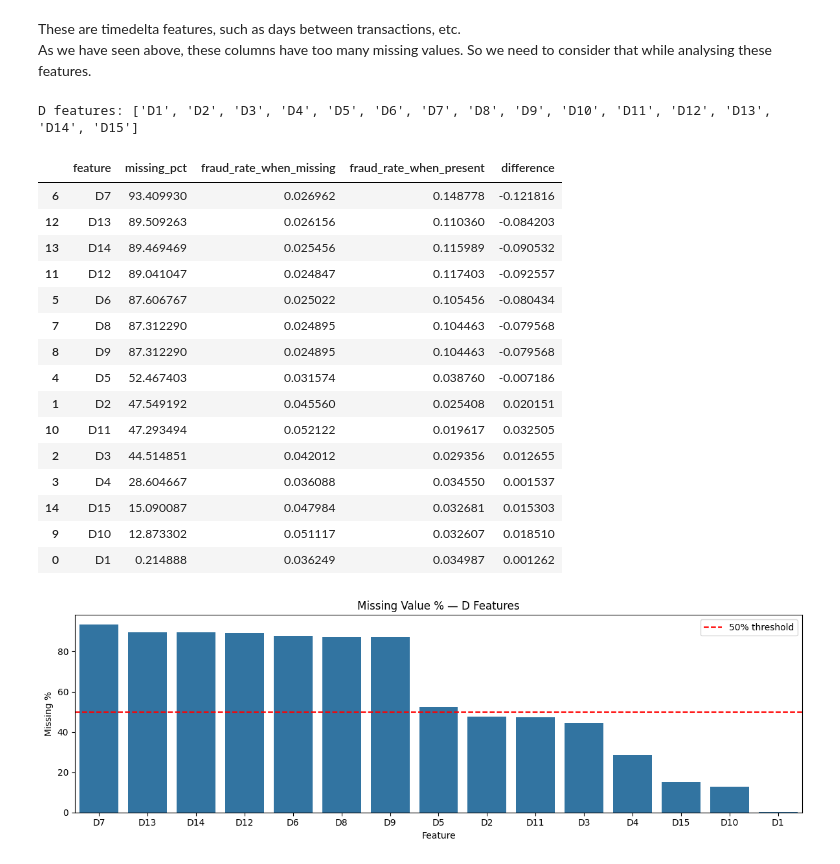
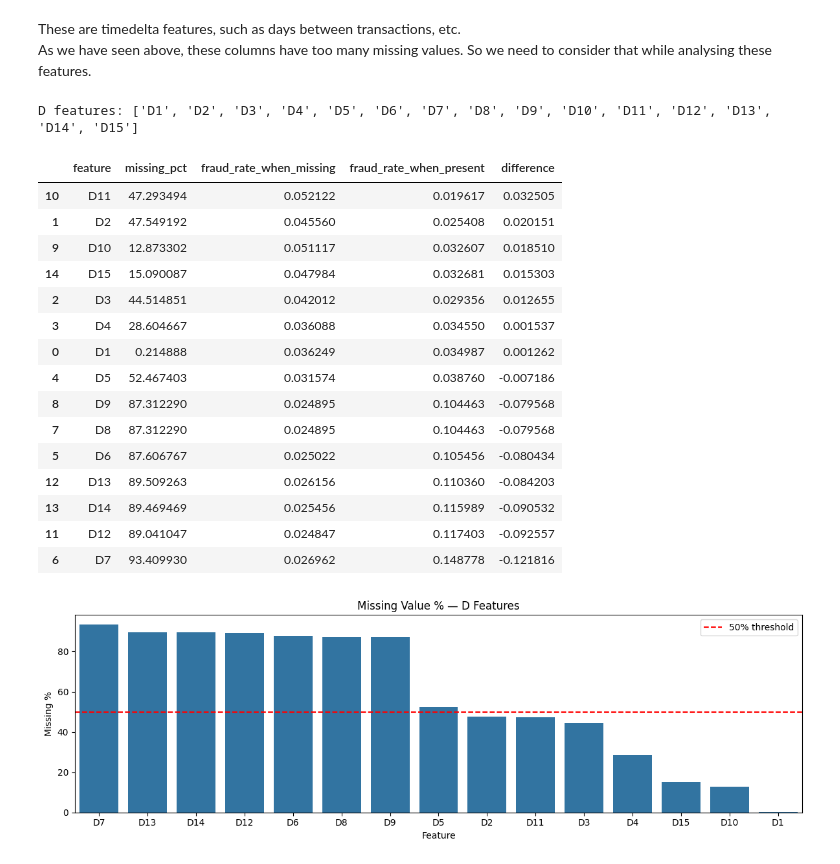
Before and after one commit to Mansi-Jadhav/End-to-End-Fraud-Detection, a Jupyter notebook: 1. EDA.ipynb, the cells around one changed output. Saved outputs shown, nothing was run; the diff lists cells and outputs as text; code cells hidden in the pictures.

```diff
--- a/1. EDA.ipynb
+++ b/1. EDA.ipynb
@@ -1433,45 +1415,45 @@ As we have seen above, these columns have too many missing values. So we need to
 # %%
 ## D Feature Analysis
 
 d_cols = [col for col in train.columns if (col.startswith('D')) and (col not in ['DeviceType', 'DeviceInfo'])]
 print(f"D features: {d_cols}")
 
 # 1. Missingness summary — already informative in itself
 d_missing_fraud = []
 
 for col in d_cols:
     indicator = train[col].isnull().astype(int)
     fraud_when_missing = train.loc[indicator == 1, 'isFraud'].mean()
     fraud_when_present = train.loc[indicator == 0, 'isFraud'].mean()
 
     d_missing_fraud.append({
         'feature': col,
         'missing_pct': train[col].isnull().mean() * 100,
         'fraud_rate_when_missing': fraud_when_missing,
         'fraud_rate_when_present': fraud_when_present,
         'difference': fraud_when_missing - fraud_when_present
     })
 
-d_missing_df = pd.DataFrame(d_missing_fraud).sort_values('missing_pct', ascending=False)
+d_missing_df = pd.DataFrame(d_missing_fraud).sort_values('difference', ascending=False)
 d_missing_df
 # %% [output]
 D features: ['D1', 'D2', 'D3', 'D4', 'D5', 'D6', 'D7', 'D8', 'D9', 'D10', 'D11', 'D12', 'D13', 'D14', 'D15']
 |  | feature | missing_pct | fraud_rate_when_missing | fraud_rate_when_present | difference |
-| 6 | D7 | 93.409930 | 0.026962 | 0.148778 | -0.121816 |
+| 10 | D11 | 47.293494 | 0.052122 | 0.019617 | 0.032505 |
+| 1 | D2 | 47.549192 | 0.045560 | 0.025408 | 0.020151 |
+| 9 | D10 | 12.873302 | 0.051117 | 0.032607 | 0.018510 |
+| 14 | D15 | 15.090087 | 0.047984 | 0.032681 | 0.015303 |
+| 2 | D3 | 44.514851 | 0.042012 | 0.029356 | 0.012655 |
+| 3 | D4 | 28.604667 | 0.036088 | 0.034550 | 0.001537 |
+| 0 | D1 | 0.214888 | 0.036249 | 0.034987 | 0.001262 |
+| 4 | D5 | 52.467403 | 0.031574 | 0.038760 | -0.007186 |
+| 8 | D9 | 87.312290 | 0.024895 | 0.104463 | -0.079568 |
+| 7 | D8 | 87.312290 | 0.024895 | 0.104463 | -0.079568 |
+| 5 | D6 | 87.606767 | 0.025022 | 0.105456 | -0.080434 |
 | 12 | D13 | 89.509263 | 0.026156 | 0.110360 | -0.084203 |
 | 13 | D14 | 89.469469 | 0.025456 | 0.115989 | -0.090532 |
 | 11 | D12 | 89.041047 | 0.024847 | 0.117403 | -0.092557 |
-| 5 | D6 | 87.606767 | 0.025022 | 0.105456 | -0.080434 |
-| 7 | D8 | 87.312290 | 0.024895 | 0.104463 | -0.079568 |
-| 8 | D9 | 87.312290 | 0.024895 | 0.104463 | -0.079568 |
-| 4 | D5 | 52.467403 | 0.031574 | 0.038760 | -0.007186 |
-| 1 | D2 | 47.549192 | 0.045560 | 0.025408 | 0.020151 |
-| 10 | D11 | 47.293494 | 0.052122 | 0.019617 | 0.032505 |
-| 2 | D3 | 44.514851 | 0.042012 | 0.029356 | 0.012655 |
-| 3 | D4 | 28.604667 | 0.036088 | 0.034550 | 0.001537 |
-| 14 | D15 | 15.090087 | 0.047984 | 0.032681 | 0.015303 |
-| 9 | D10 | 12.873302 | 0.051117 | 0.032607 | 0.018510 |
-| 0 | D1 | 0.214888 | 0.036249 | 0.034987 | 0.001262 |
+| 6 | D7 | 93.409930 | 0.026962 | 0.148778 | -0.121816 |
 # %%
 # For D features, missing % matters a lot — first visualise it
 d_missing = train[d_cols].isnull().mean().sort_values(ascending=False) * 100
```
Also changed, not shown: parts of 12 cells of this notebook.
